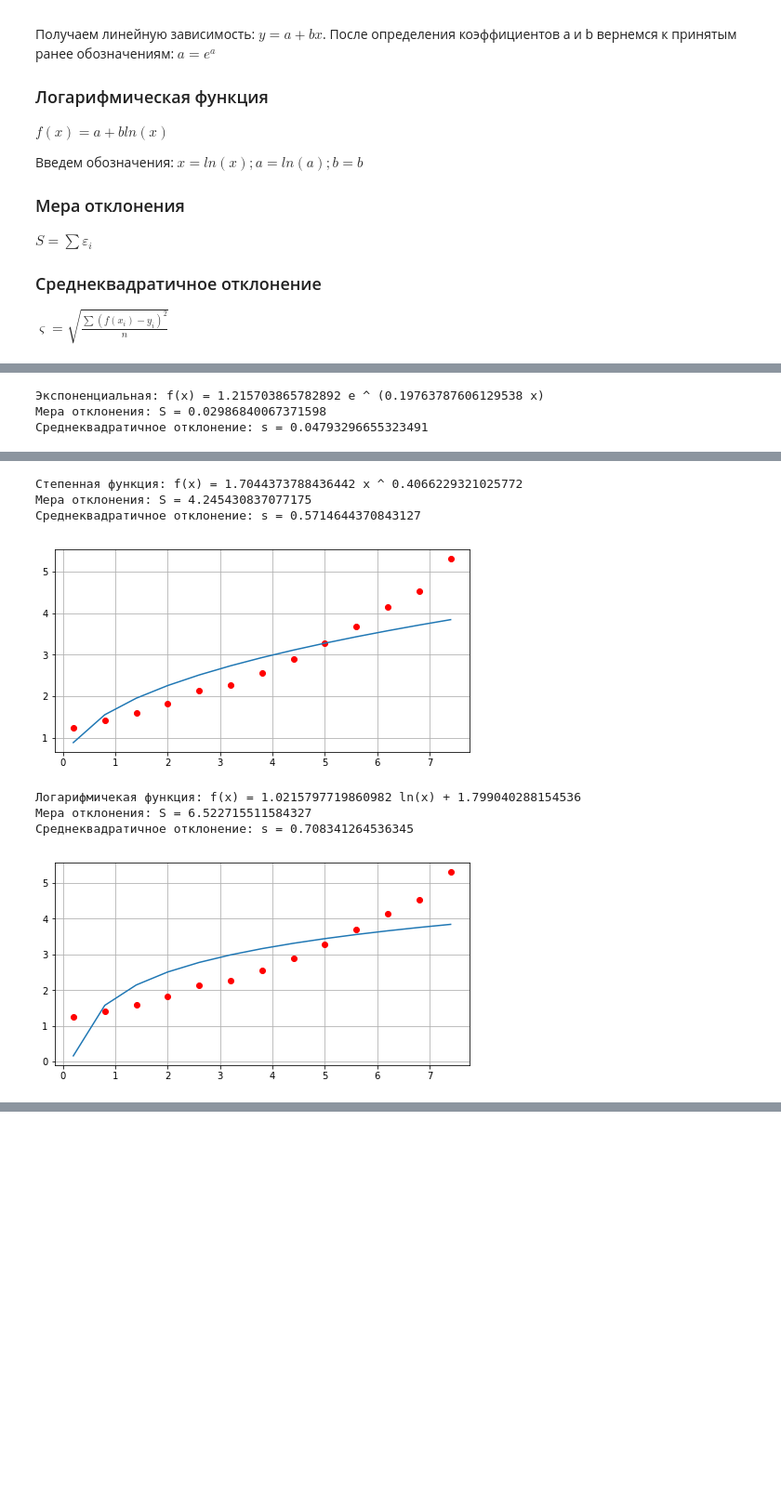
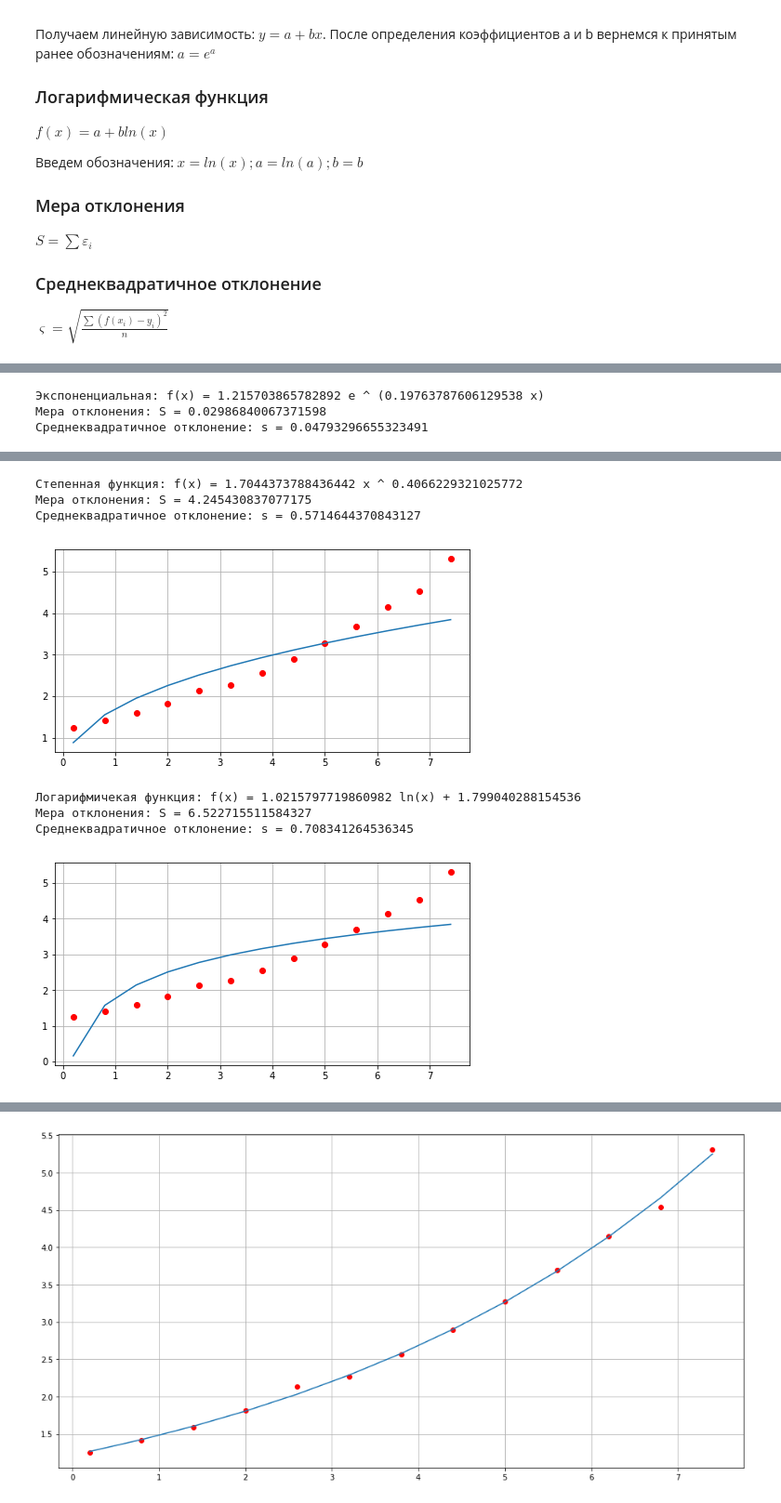
Before and after one commit to KaluginaMarina/Computational-mathematics, a Jupyter notebook: lab2/function_approximation.ipynb, the cells around one changed output, grey strips where cells are left out. Shown at 93% size. Cells and saved outputs as stored; diff of their text form; code cells hidden in the pictures; blank space fills up the shorter version.

Commit message:
сохранение в файл

```diff
--- a/lab2/function_approximation.ipynb
+++ b/lab2/function_approximation.ipynb
@@ -74,7 +74,3 @@ def draw(f, a, b, c):
     plt.plot(x, y2)
     plt.grid()
     plt.show()
-# %%
-#из презенташек
-x = np.array([1.1, 2.3, 3.7, 4.5, 5.4, 6.8, 7.5])
-y = np.array([2.73, 5.12, 7.74, 8.91, 10.59, 12.75, 13.43])
@@ -83,38 +83,65 @@ y = np.array([2.73, 5.12, 7.74, 8.91, 10.59, 12.75, 13.43])
 # %%
-x = np.array([0.2, 0.8, 1.4, 2, 2.6, 3.2, 3.8, 4.4, 5, 5.6, 6.2, 6.8, 7.4])
-y = np.array([1.25, 1.41, 1.59, 1.82, 2.13, 2.27, 2.56, 2.89, 3.27, 3.69, 4.15, 4.54, 5.31])
+content = []
+with open("input.txt") as f:
+    for line in f:
+        content.append([float(x) for x in line.split(" ")])
+f.close()
+
+x = np.array(content[0])
+y = np.array(content[1])
 
 def f(x, a, b, c):
     return a*x + b
 a, b = linear_function(x, y)
+s = standard_deviation(f, a, b, 0)
 print(f'Линейная функция: f(x) = {a} x + {b}')
 print(f'Мера отклонения: S = {deviation_f(f, a, b, 0)}')
-print(f'Среднеквадратичное отклонение: s = {standard_deviation(f, a, b, 0)}\n')
+print(f'Среднеквадратичное отклонение: s = {s}\n')
 draw(f, a, b, 0)
+
+ans = [0, a, b, c, deviation_f(f, a, b, c), s]   # для хранения ответа -- ans[0] вид функции, ans[1] - a,
+                                                 # ans[2] - b, ans[3] - c,
+                                                 # ans[4] - S, ans[5] - s среднеквадратичное отклонение
+str_ans = f'Линейная функция: f(x) = {a} x + {b}'
 
 def f1(x, a, b, c):
     return a*x*x + b*x + c
 c, b, a = quadratic_function(x, y)
+s = standard_deviation(f1, a, b, c)
 print(f'Квадратичная функция: f(x) = {a} x^2 + {b} x + {c}')
 print(f'Мера отклонения: S = {deviation_f(f1, a, b, c)}')
-print(f'Среднеквадратичное отклонение: s = {standard_deviation(f1, a, b, c)}\n')
+print(f'Среднеквадратичное отклонение: s = {s}\n')
 draw(f1, a, b, c)
+
+if (s < ans[5]):
+    ans = [1, a, b, c, deviation_f(f1, a, b, c), s]
+    str_ans = f'Квадратичная функция: f(x) = {a} x^2 + {b} x + {c}'
 
 def f2(x, a, b, c):
     return a*pow(math.exp(1), b*x)
 a, b = exponential_function(x, y)
+s = standard_deviation(f2, a, b, c)
 print(f'Экспоненциальная: f(x) = {a} e ^ ({b} x)')
 print(f'Мера отклонения: S = {deviation_f(f2, a, b, 0)}')
-print(f'Среднеквадратичное отклонение: s = {standard_deviation(f2, a, b, c)}\n')
+print(f'Среднеквадратичное отклонение: s = {s}\n')
 draw(f2, a, b, c)
+
+if (s < ans[5]):
+    ans = [2, a, b, c, deviation_f(f2, a, b, c), s]
+    str_ans = f'Экспоненциальная: f(x) = {a} e ^ ({b} x)'
 
 def f3(x, a, b, c):
     return a*pow(x, b)
 a, b = power_function(x, y)
+s = standard_deviation(f3, a, b, c)
 print(f'Степенная функция: f(x) = {a} x ^ {b}')
 print(f'Мера отклонения: S = {deviation_f(f3, a, b, 0)}')
-print(f'Среднеквадратичное отклонение: s = {standard_deviation(f3, a, b, c)}\n')
+print(f'Среднеквадратичное отклонение: s = {s}\n')
 draw(f3, a, b, c)
+
+if (s < ans[5]):
+    ans = [3, a, b, c, deviation_f(f3, a, b, c), s]
+    str_ans = f'Степенная функция: f(x) = {a} x ^ {b}'
 
 def f4(x, a, b, c):
     return  a * math.log(x, math.exp(1)) + b
@@ -124,10 +151,52 @@ def f4_1(x, a, b, c):
          res = np.append(res, a * math.log(i, math.exp(1)) + b)
     return res
 a, b = logarithmic_function(x, y)
+s = standard_deviation(f4, a, b, c)
 print(f'Логарифмичекая функция: f(x) = {a} ln(x) + {b}')
 print(f'Мера отклонения: S = {deviation_f(f4, a, b, 0)}')
-print(f'Среднеквадратичное отклонение: s = {standard_deviation(f4, a, b, c)}\n')
+print(f'Среднеквадратичное отклонение: s = {s}\n')
 draw(f4_1, a, b, c)
+
+if (s < ans[5]):
+    ans = [4, a, b, c, deviation_f(f4, a, b, c), s]
+    str_ans = f'Логарифмичекая функция: f(x) = {a} ln(x) + {b}'
+
+print("\n\n\n\n\n\n\n\n\n\n\n\n\n\n\n\n\n\n\n\n\n")
+
+print(' Наилучшая аппроксимирующая функция...\n', str_ans, "\n")
+
+plt.figure(figsize=(8, 4))
+plt.plot(x, y, 'ro')
+if (ans[0] == 0): y2 = f(x, ans[1], ans[2], ans[3])
+if (ans[0] == 1): y2 = f1(x, ans[1], ans[2], ans[3])
+if (ans[0] == 2): y2 = f2(x, ans[1], ans[2], ans[3])
+if (ans[0] == 3): y2 = f3(x, ans[1], ans[2], ans[3])
+if (ans[0] == 4): y2 = f4_1(x, ans[1], ans[2], ans[3])
+plt.plot(x, y2)
+plt.grid()
+plt.show()
+
+print(f'Мера отклонения: S = {ans[4]}')
+print(f'Среднеквадратичное отклонение: s = {ans[5]}\n')
+
+inp = ""
+while (inp != 'y' and inp != 'n'):
+    print(f'Сохранить результат в файл? (y, n)')
+    inp = str(input())
+    if (inp == "y"):
+        plt.figure(figsize=(16, 8))
+        plt.plot(x, y, 'ro')
+        if (ans[0] == 0): y2 = f(x, ans[1], ans[2], ans[3])
+        if (ans[0] == 1): y2 = f1(x, ans[1], ans[2], ans[3])
+        if (ans[0] == 2): y2 = f2(x, ans[1], ans[2], ans[3])
+        if (ans[0] == 3): y2 = f3(x, ans[1], ans[2], ans[3])
+        if (ans[0] == 4): y2 = f4_1(x, ans[1], ans[2], ans[3])
+        plt.plot(x, y2)
+        plt.grid()
+        plt.savefig('ans.png')
+        out = open('out.txt', 'w')
+        out.write('Наилучшая аппроксимирующая функция...\n' + str_ans + f'\nМера отклонения: S = {ans[4]}\nСреднеквадратичное отклонение: s = {ans[5]}')
+        out.close()
 # %% [output]
 Линейная функция: f(x) = 0.5380952380952376 x + 0.7921611721611743
 Мера отклонения: S = 0.7289912087912089
@@ -152,3 +229,4 @@ draw(f4_1, a, b, c)
+[figure, added]
 # %%
 def linear_function(x, y):
     a = (np.sum(x*y)*len(x)-np.sum(x)*np.sum(y))/(np.sum(x*x)*len(x)-np.sum(x)*np.sum(x))
```
Also changed, not shown: parts of 3 cells of this notebook, 3 other files.
